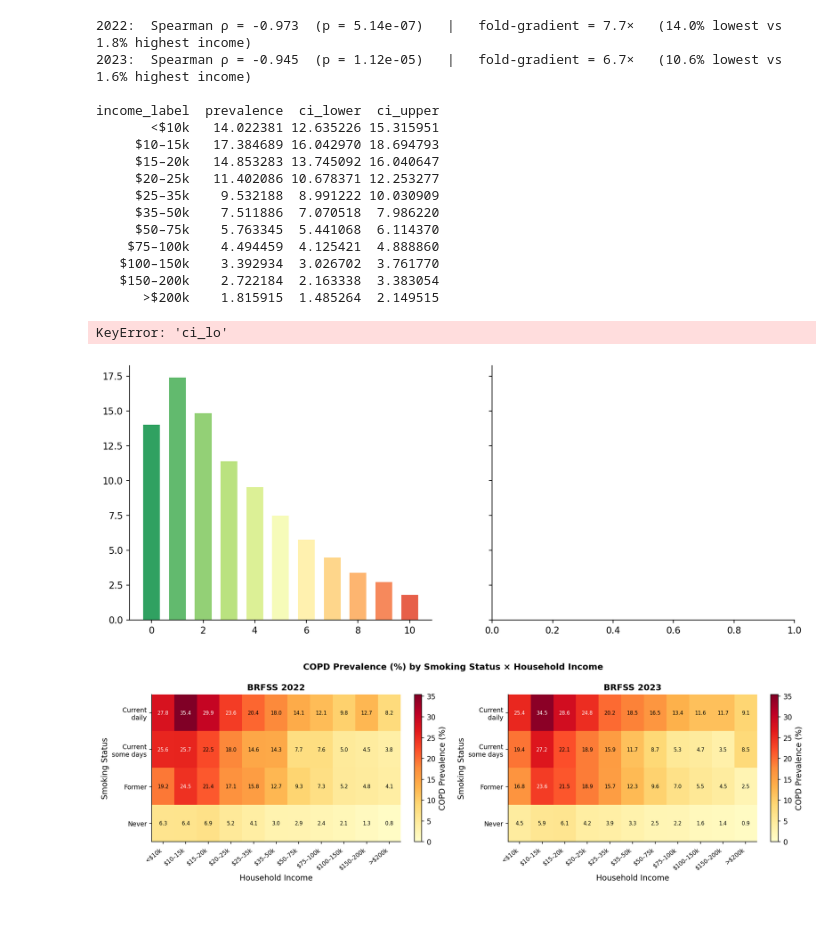
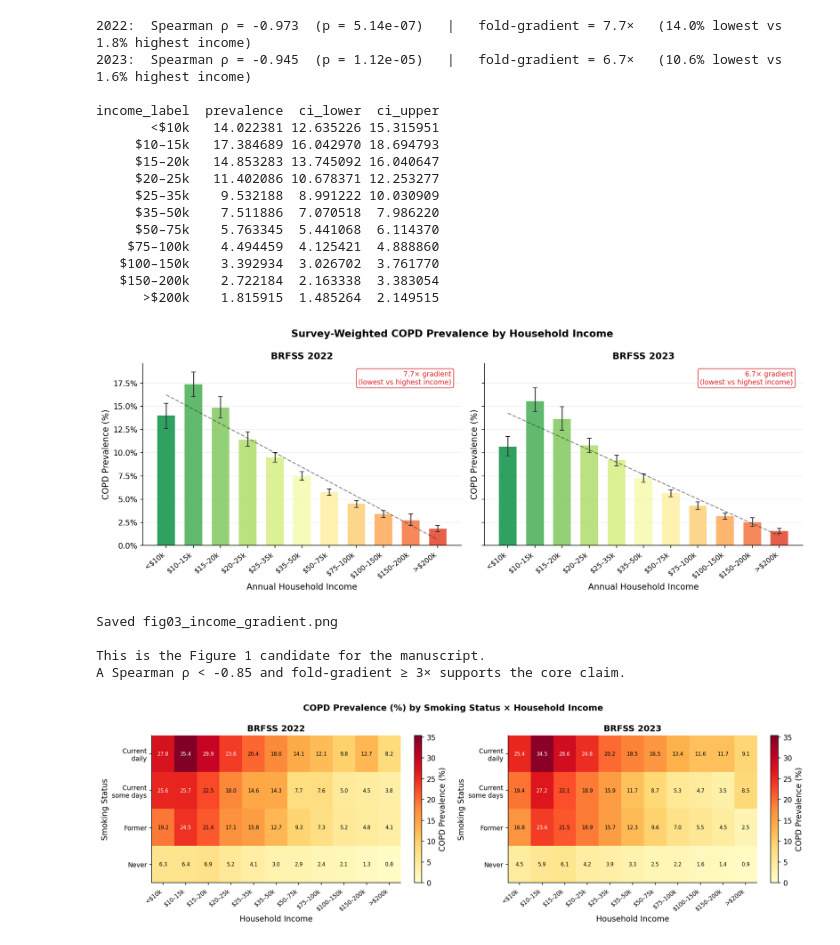
Before and after one commit to jaypunxchavan/BRFSS, a Jupyter notebook: notebooks/notebooks:02_eda.ipynb, the cells around one changed output. Drawn from its saved outputs; the diff is of its cells as text; code cells hidden in the pictures; blank space fills up the shorter version.

```diff
--- a/notebooks/notebooks:02_eda.ipynb
+++ b/notebooks/notebooks:02_eda.ipynb
@@ -352,6 +352,7 @@ income_label  prevalence  ci_lower  ci_upper
 # %%
 # Cell 10: Income gradient figure
 
+import matplotlib.pyplot as plt
 fig, axes = plt.subplots(1, 2, figsize=(13, 5), sharey=True)
 
 for ax, (g, yr) in zip(axes, [(grad22, 2022), (grad23, 2023)]):
@@ -360,7 +361,7 @@ for ax, (g, yr) in zip(axes, [(grad22, 2022), (grad23, 2023)]):
 
     ax.bar(x, g['prevalence'], color=colors, alpha=0.9, width=0.65, zorder=2)
     ax.errorbar(x, g['prevalence'],
-                yerr=[g['prevalence'] - g['ci_lo'], g['ci_hi'] - g['prevalence']],
+                yerr=[g['prevalence'] - g['ci_lower'], g['ci_upper'] - g['prevalence']],
                 fmt='none', color='#333', capsize=3, lw=1.2, zorder=3)
 
     # Simple linear trend line (visual aid)
@@ -370,35 +371,38 @@ for ax, (g, yr) in zip(axes, [(grad22, 2022), (grad23, 2023)]):
                                             g['income_val'].max(), 200)),
             color='#333', ls='--', lw=1.3, alpha=0.55, label='Linear trend')
 
     # Fold-change annotation
     hi_prev = g.loc[g['income_val'].idxmin(), 'prevalence']
     lo_prev = g.loc[g['income_val'].idxmax(), 'prevalence']
     ax.text(0.97, 0.96,
             f'{hi_prev/lo_prev:.1f}× gradient\n(lowest vs highest income)',
             transform=ax.transAxes, ha='right', va='top', fontsize=9,
             color=COPD_RED,
             bbox=dict(boxstyle='round,pad=0.3', fc='white', ec=COPD_RED, alpha=0.85))
 
     ax.set_xticks(x)
     ax.set_xticklabels(g['income_label'], rotation=38, ha='right', fontsize=9)
     ax.set_title(f'BRFSS {yr}')
     ax.set_ylabel('COPD Prevalence (%)')
     ax.set_xlabel('Annual Household Income')
     ax.yaxis.set_major_formatter(mtick.PercentFormatter())
     ax.grid(axis='y', alpha=0.2, zorder=0)
 
 plt.suptitle('Survey-Weighted COPD Prevalence by Household Income',
              fontsize=13, fontweight='bold')
 plt.tight_layout()
 plt.savefig(FIG_DIR / 'fig03_income_gradient.png', dpi=150, bbox_inches='tight')
 plt.show()
 print('Saved fig03_income_gradient.png')
 print()
 print('This is the Figure 1 candidate for the manuscript.')
 print('A Spearman ρ < -0.85 and fold-gradient ≥ 3× supports the core claim.')
 # %% [output]
+[figure, new version]
-KeyError: 'ci_lo'
+Saved fig03_income_gradient.png
+
+This is the Figure 1 candidate for the manuscript.
+A Spearman ρ < -0.85 and fold-gradient ≥ 3× supports the core claim.
-[figure, old version]
 # %%
 # Cell 11: Smoking x income heatmap
 SMOKER_LABELS = {1: 'Current\ndaily', 2: 'Current\nsome days',
```
Also changed, not shown: parts of 4 cells of this notebook, 3 other files.
